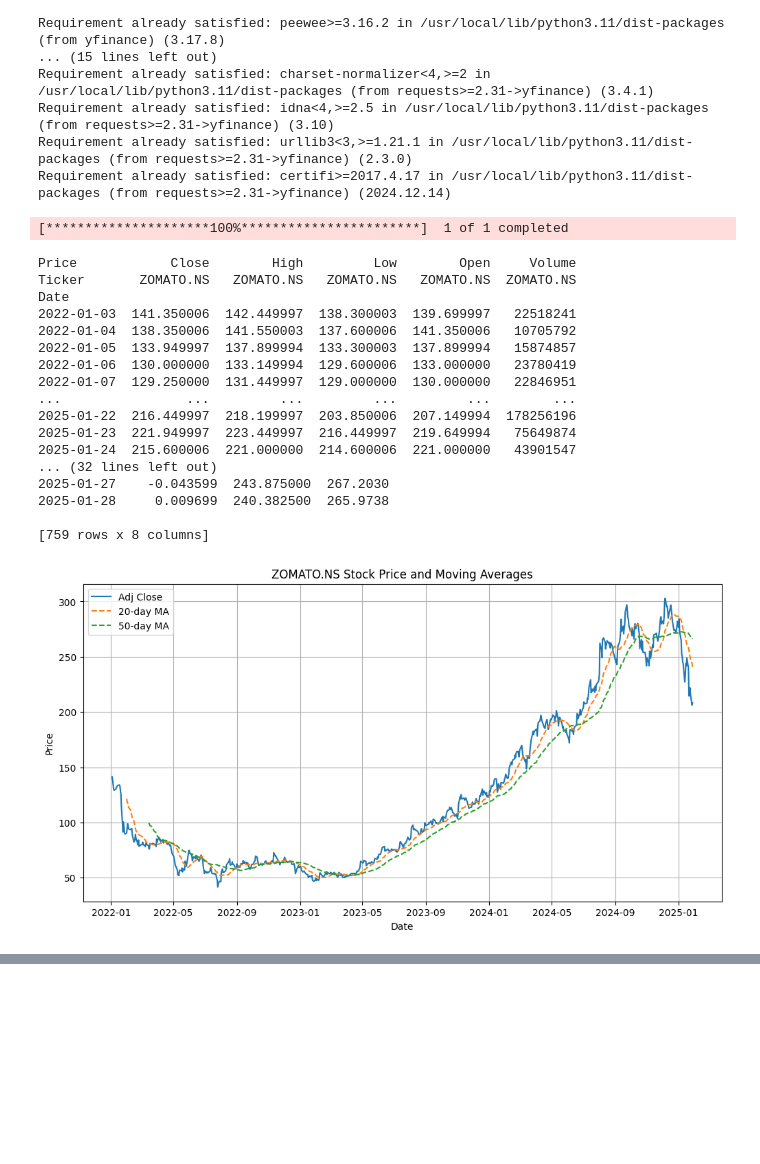
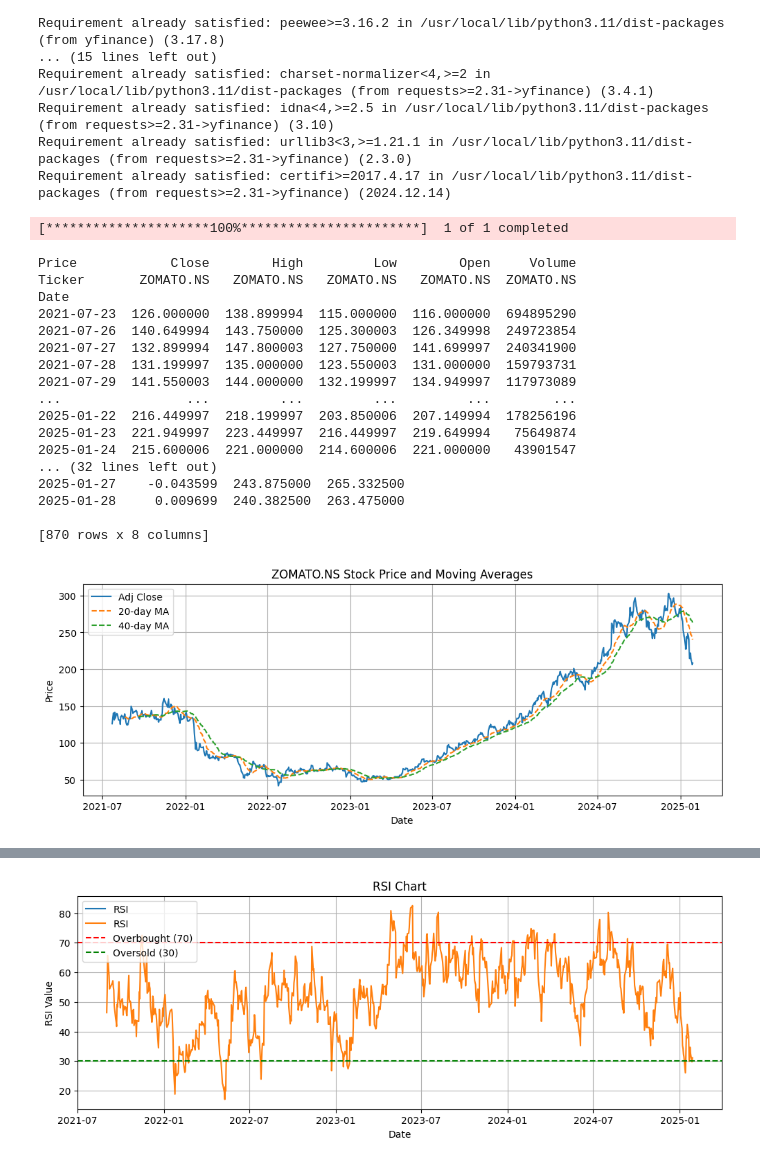
Before and after one commit to Shivam12-03/finance-project, a Jupyter notebook: site/en/guide/variable.ipynb, the cells around one changed output, grey strips where cells are left out. Cells and saved outputs as stored; diff of their text form; code cells hidden in the pictures; blank space fills up the shorter version.

```diff
--- a/site/en/guide/variable.ipynb
+++ b/site/en/guide/variable.ipynb
@@ -114,7 +114,7 @@ ticker = "ZOMATO.NS"  # For NSE
 # ticker = "TTM"  # For NYSE
 
 # Download historical stock data
-data = yf.download(ticker, start="2022-01-01", end="2025-01-29")
+data = yf.download(ticker, start="2021-01-01", end="2025-01-29")
 
 # Print the data
 print(data)
@@ -133,15 +133,15 @@ def analyze_data(stock_data):
 
     stock_data['Daily Return'] = stock_data[close_col].pct_change()
     stock_data['20-day MA'] = stock_data[close_col].rolling(window=20).mean()
-    stock_data['50-day MA'] = stock_data[close_col].rolling(window=50).mean()
+    stock_data['40-day MA'] = stock_data[close_col].rolling(window=40).mean()
     return stock_data
 
 def plot_data(stock_data, ticker):
-    plt.figure(figsize=(12, 6))
+    plt.figure(figsize=(12, 4))
     # Check if 'Adj Close' exists; if not, use 'Close'
     plt.plot(stock_data['Adj Close'] if 'Adj Close' in stock_data.columns else stock_data['Close'], label='Adj Close')
     plt.plot(stock_data['20-day MA'], label='20-day MA', linestyle='--')
-    plt.plot(stock_data['50-day MA'], label='50-day MA', linestyle='--')
+    plt.plot(stock_data['40-day MA'], label='40-day MA', linestyle='--')
     plt.title(f'{ticker} Stock Price and Moving Averages')
     plt.xlabel('Date')
     plt.ylabel('Price')
@@ -151,46 +151,57 @@ def plot_data(stock_data, ticker):
 
 close_column = "Adj Close" if "Adj Close" in data.columns else "Close"
 # print(close_column)
-# print(close_column[[close_column, "Daily Return", "20-day MA", "50-day MA"]].tail())
+# print(close_column[[close_column, "Daily Return", "20-day MA","40-day MA"]].tail())
 moving_avg = analyze_data(data)
 print(moving_avg)
 plot_data(moving_avg, ticker)
 import numpy as np
 
 def rsi(df, n, close_col):  # Add close_col as argument
     delta = df[close_col].diff().dropna() # Use close_col here
     u = delta * 0
     d = u.copy()
     u[delta > 0] = delta[delta > 0]
     d[delta < 0] = -delta[delta < 0]
     u[u.index[n - 1]] = np.mean(u[:n])  # first value is sum of avg gains
     u = u.drop(u.index[:(n - 1)])
     rs = u.ewm(com=n, min_periods=n).mean() / d.ewm(com=n, min_periods=n).mean()
     rsi_values = 100 - (100 / (1 + rs)) # Assign RSI values to a variable
 
     # Print the RSI values
     print(rsi_values.tail())
 
     return rsi_values # Return the calculated RSI values
 
 rsi_data = rsi(data, 14, close_column) # Pass data, n, and close_column
+
+plt.figure(figsize=(12, 4))
+plt.plot(rsi_data.index, rsi_data, label='RSI')
+plt.title('RSI Chart')
+plt.xlabel('Date')
+plt.ylabel('RSI Value')
+plt.axhline(y=70, color='r', linestyle='--', label='Overbought (70)')
+plt.axhline(y=30, color='g', linestyle='--', label='Oversold (30)')
+plt.legend()
+plt.grid(True)
+plt.show()
 # %% [output]
 [*********************100%***********************]  1 of 1 completed
 Price            Close        High         Low        Open     Volume
 Ticker       ZOMATO.NS   ZOMATO.NS   ZOMATO.NS   ZOMATO.NS  ZOMATO.NS
 Date
-2022-01-03  141.350006  142.449997  138.300003  139.699997   22518241
-2022-01-04  138.350006  141.550003  137.600006  141.350006   10705792
-2022-01-05  133.949997  137.899994  133.300003  137.899994   15874857
-2022-01-06  130.000000  133.149994  129.600006  133.000000   23780419
-2022-01-07  129.250000  131.449997  129.000000  130.000000   22846951
+2021-07-23  126.000000  138.899994  115.000000  116.000000  694895290
+2021-07-26  140.649994  143.750000  125.300003  126.349998  249723854
+2021-07-27  132.899994  147.800003  127.750000  141.699997  240341900
+2021-07-28  131.199997  135.000000  123.550003  131.000000  159793731
+2021-07-29  141.550003  144.000000  132.199997  134.949997  117973089
 ...                ...         ...         ...         ...        ...
 2025-01-22  216.449997  218.199997  203.850006  207.149994  178256196
 2025-01-23  221.949997  223.449997  216.449997  219.649994   75649874
 2025-01-24  215.600006  221.000000  214.600006  221.000000   43901547
 ... (32 lines left out)
-2025-01-27    -0.043599  243.875000  267.2030
-2025-01-28     0.009699  240.382500  265.9738
+2025-01-27    -0.043599  243.875000  265.332500
+2025-01-28     0.009699  240.382500  263.475000
 
-[759 rows x 8 columns]
+[870 rows x 8 columns]
-[figure, old version]
+[figure, new version]
@@ -201,3 +212,4 @@ Date
 2025-01-24                  NaN  32.600252
 2025-01-27                  NaN  29.774698
 2025-01-28                  NaN  31.135340
+[figure, added]
```
Also changed, not shown: parts of 1 cell of this notebook.
